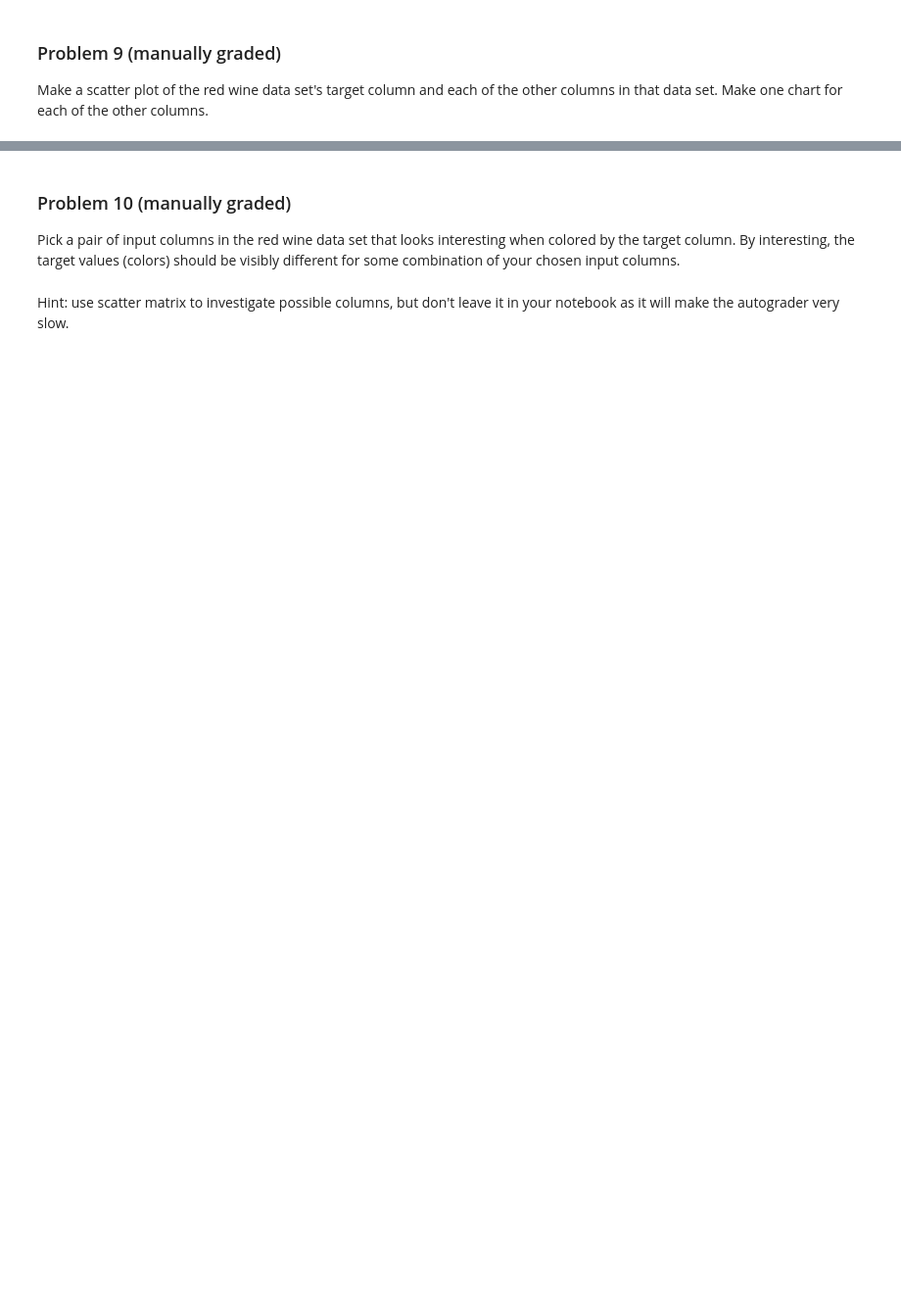
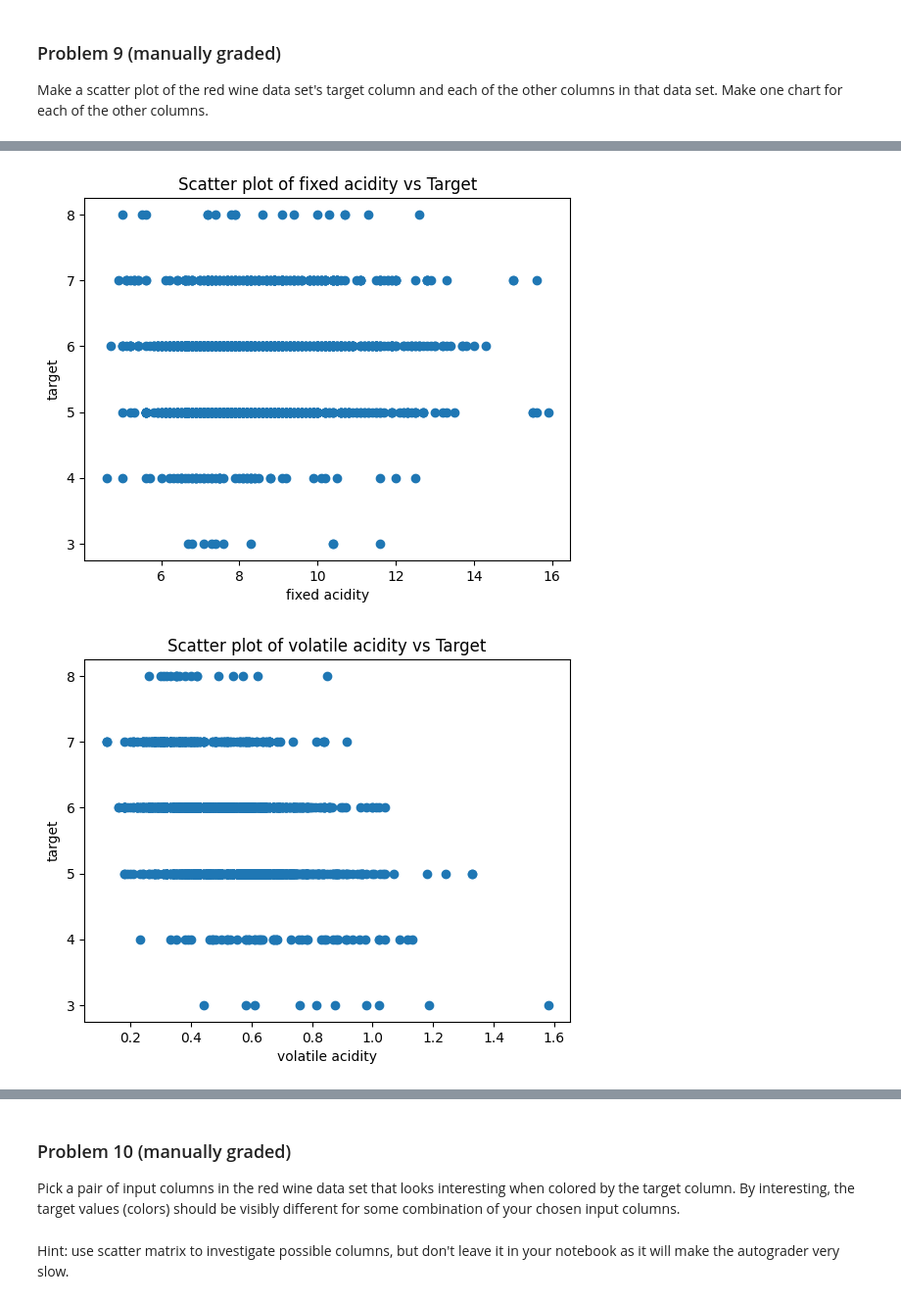
Before and after one commit to salil82/dx602-homework-10, a Jupyter notebook: homework.ipynb, the cells around one changed output, grey strips where cells are left out. Shown at 98% size. Cells and saved outputs as stored; diff of their text form; code cells hidden in the pictures; blank space fills up the shorter version.

```diff
--- a/homework.ipynb
+++ b/homework.ipynb
@@ -184,0 +181,13 @@ Ellipsis
+# %%
+# YOUR CHANGES HERE
+
+for column in red_wine.columns:
+    if column != 'target':
+        plt.scatter(red_wine[column], red_wine['target'])
+        plt.xlabel(column)
+        plt.ylabel('target')
+        plt.title(f'Scatter plot of {column} vs Target')
+        plt.show()
+# %% [output]
+[figure, added]
+[figure, added]
```
Also changed, not shown: parts of 24 cells of this notebook.
